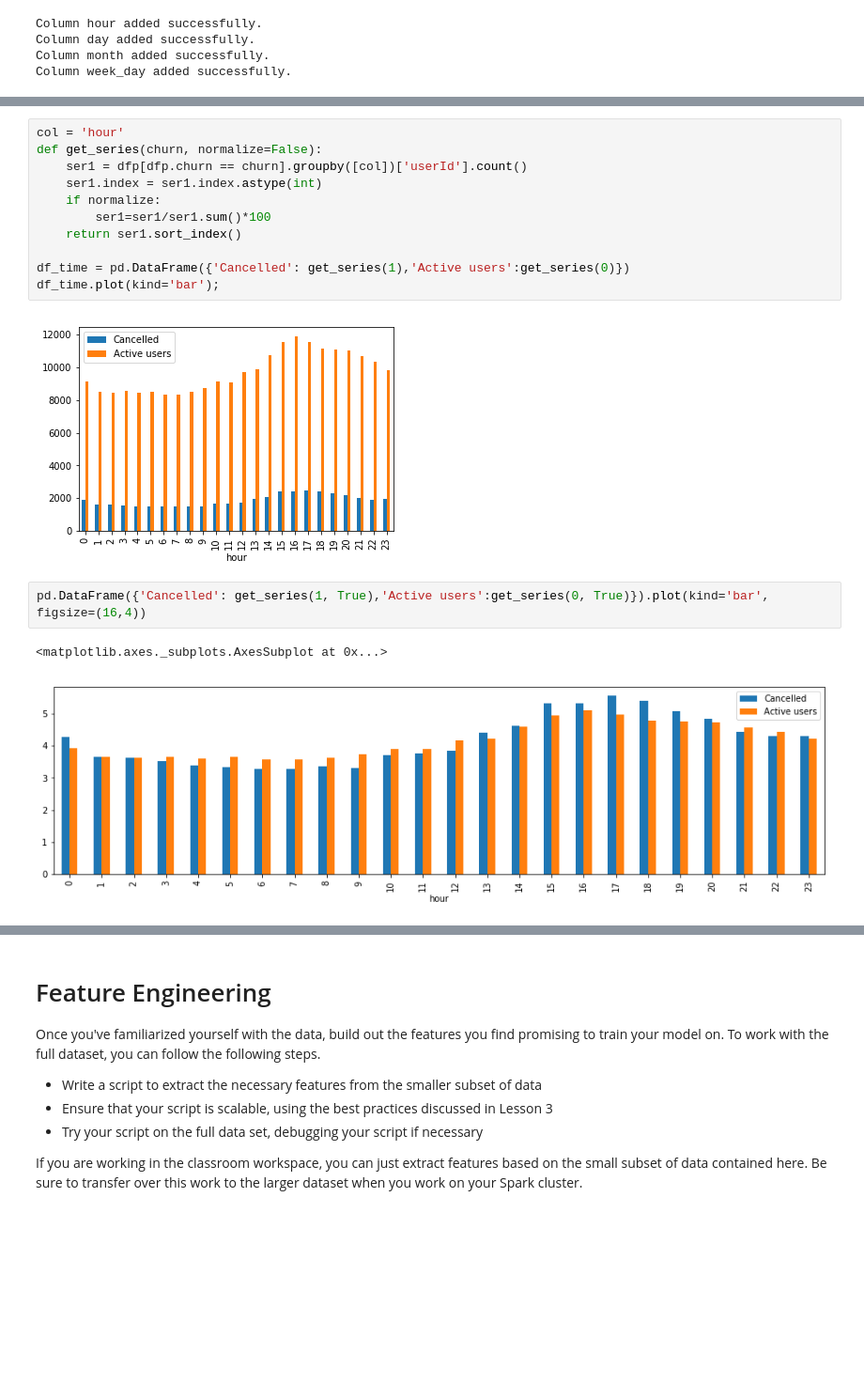
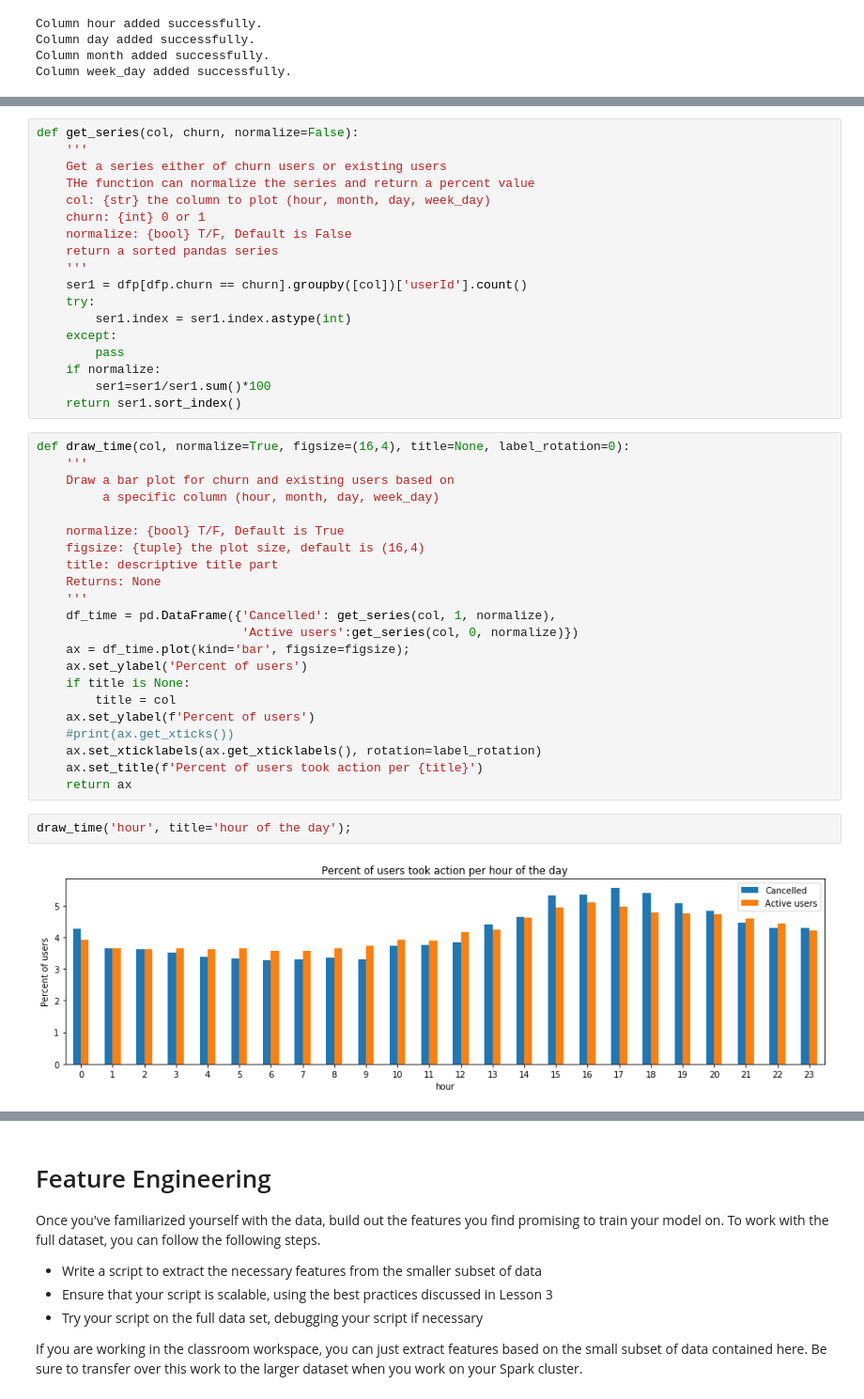
Before and after one commit to drnesr/Sparkify, a Jupyter notebook: Sparkify.ipynb, the cells around one changed output, grey strips where cells are left out. Shown: that part at 94% size. Drawn from its saved outputs; the diff is of its cells as text; blank space fills up the shorter version.

Commit message:
Finished the Exploratory Data Analysis

```diff
--- a/Sparkify.ipynb
+++ b/Sparkify.ipynb
@@ -321,19 +323,45 @@ dfp.sample(5)
 5 rows × 23 columns
 # %%
-col = 'hour'
-def get_series(churn, normalize=False):
+def get_series(col, churn, normalize=False):
+    '''
+    Get a series either of churn users or existing users
+    THe function can normalize the series and return a percent value
+    col: {str} the column to plot (hour, month, day, week_day)
+    churn: {int} 0 or 1
+    normalize: {bool} T/F, Default is False
+    return a sorted pandas series
+    '''
     ser1 = dfp[dfp.churn == churn].groupby([col])['userId'].count()
-    ser1.index = ser1.index.astype(int)
+    try:
+        ser1.index = ser1.index.astype(int)
+    except:
+        pass
     if normalize:
         ser1=ser1/ser1.sum()*100
     return ser1.sort_index()
-
-df_time = pd.DataFrame({'Cancelled': get_series(1),'Active users':get_series(0)})
-df_time.plot(kind='bar');
-# %% [output]
-[figure, removed]
-# %%
-pd.DataFrame({'Cancelled': get_series(1, True),'Active users':get_series(0, True)}).plot(kind='bar', figsize=(16,4))
-# %% [output]
-<matplotlib.axes._subplots.AxesSubplot at 0x...>
-[figure, removed]
+# %%
+def draw_time(col, normalize=True, figsize=(16,4), title=None, label_rotation=0):
+    '''
+    Draw a bar plot for churn and existing users based on
+         a specific column (hour, month, day, week_day)
+
+    normalize: {bool} T/F, Default is True
+    figsize: {tuple} the plot size, default is (16,4)
+    title: descriptive title part
+    Returns: None
+    '''
+    df_time = pd.DataFrame({'Cancelled': get_series(col, 1, normalize),
+                            'Active users':get_series(col, 0, normalize)})
+    ax = df_time.plot(kind='bar', figsize=figsize);
+    ax.set_ylabel('Percent of users')
+    if title is None:
+        title = col
+    ax.set_ylabel(f'Percent of users')
+    #print(ax.get_xticks())
+    ax.set_xticklabels(ax.get_xticklabels(), rotation=label_rotation)
+    ax.set_title(f'Percent of users took action per {title}')
+    return ax
+# %%
+draw_time('hour', title='hour of the day');
+# %% [output]
+[figure, added]
```
Also changed, not shown: parts of 28 cells of this notebook, 2 other files.
